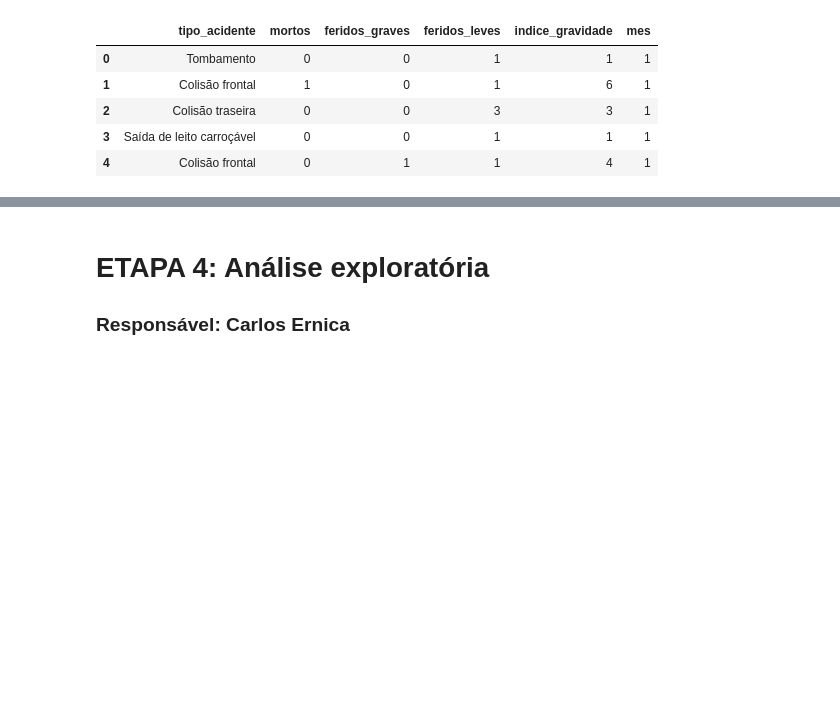
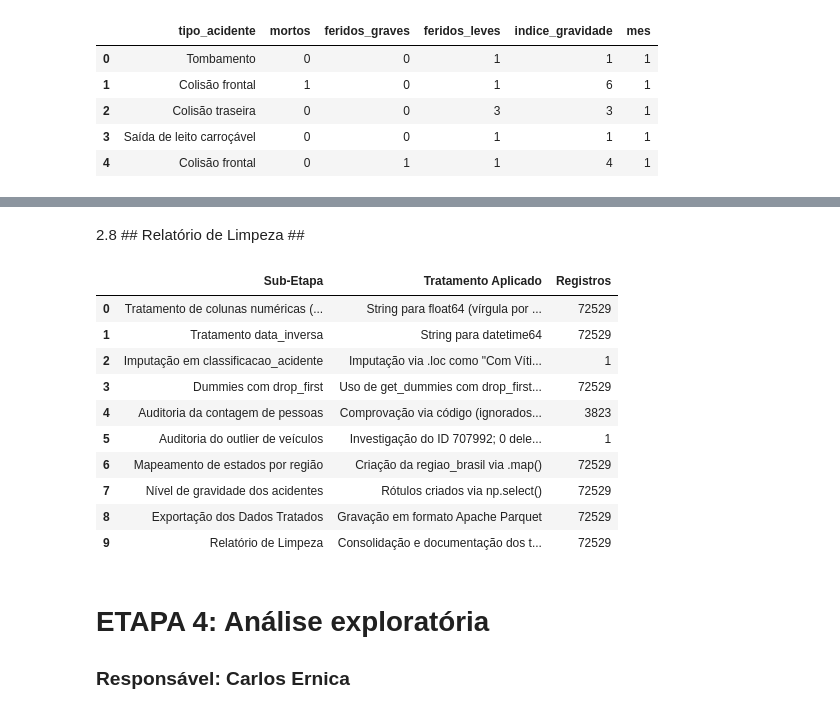
Before and after one commit to amalicef-sys/Projeto-Caixaverso-2026, a Jupyter notebook: notebook/analise_acidentes_2025.ipynb, the cells around one changed output, grey strips where cells are left out. Drawn from its saved outputs; the diff is of its cells as text; code cells hidden in the pictures; blank space fills up the shorter version.

Commit message:
feat(etapa-2): adicionado relatorio de limpeza, dummies, regiao_brasil e atualiza readme

```diff
--- a/notebook/analise_acidentes_2025.ipynb
+++ b/notebook/analise_acidentes_2025.ipynb
@@ -2119,6 +2227,36 @@ indice_gravidade                   int64
 mes                                int32
 dtype: object
 Leitura do arquivo parquet realizada com sucesso
+# %% [markdown]
+2.8 ## Relatório de Limpeza ##
+# %%
+# RELATÓRIO DE LIMPEZA E TRATAMENTO
+relatorio_limpeza = pd.DataFrame([
+    ('Tratamento de colunas numéricas (km, latitudade, longetitude)', 'String para float64 (vírgula por ponto)', 72529),
+    ('Tratamento data_inversa', 'String para datetime64', 72529),
+    ('Imputação em classificacao_acidente', 'Imputação via .loc como "Com Vítimas Fatais"', 1),
+    ('Dummies com drop_first', 'Uso de get_dummies com drop_first=True', 72529),
+    ('Auditoria da contagem de pessoas', 'Comprovação via código (ignorados); 0 deletados', 3823),
+    (' Auditoria do outlier de veículos', 'Investigação do ID 707992; 0 deletados', 1),
+    ('Mapeamento de estados por região', 'Criação da regiao_brasil via .map()', 72529),
+    ('Nível de gravidade dos acidentes', 'Rótulos criados via np.select()', 72529),
+    ('Exportação dos Dados Tratados', 'Gravação em formato Apache Parquet', 72529),
+    ('Relatório de Limpeza', 'Consolidação e documentação dos tratamentos', 72529)
+], columns=['Sub-Etapa', 'Tratamento Aplicado', 'Registros'])
+
+relatorio_limpeza
+# %% [output]
+|  | Sub-Etapa | Tratamento Aplicado | Registros |
+| 0 | Tratamento de colunas numéricas (... | String para float64 (vírgula por ... | 72529 |
+| 1 | Tratamento data_inversa | String para datetime64 | 72529 |
+| 2 | Imputação em classificacao_acidente | Imputação via .loc como "Com Víti... | 1 |
+| 3 | Dummies com drop_first | Uso de get_dummies com drop_first... | 72529 |
+| 4 | Auditoria da contagem de pessoas | Comprovação via código (ignorados... | 3823 |
+| 5 | Auditoria do outlier de veículos | Investigação do ID 707992; 0 dele... | 1 |
+| 6 | Mapeamento de estados por região | Criação da regiao_brasil via .map() | 72529 |
+| 7 | Nível de gravidade dos acidentes | Rótulos criados via np.select() | 72529 |
+| 8 | Exportação dos Dados Tratados | Gravação em formato Apache Parquet | 72529 |
+| 9 | Relatório de Limpeza | Consolidação e documentação dos t... | 72529 |
 # %% [markdown]
 # ETAPA 4: Análise exploratória
 ### Responsável: Carlos Ernica
```
Also changed, not shown: parts of 40 cells of this notebook, 1 other file.
